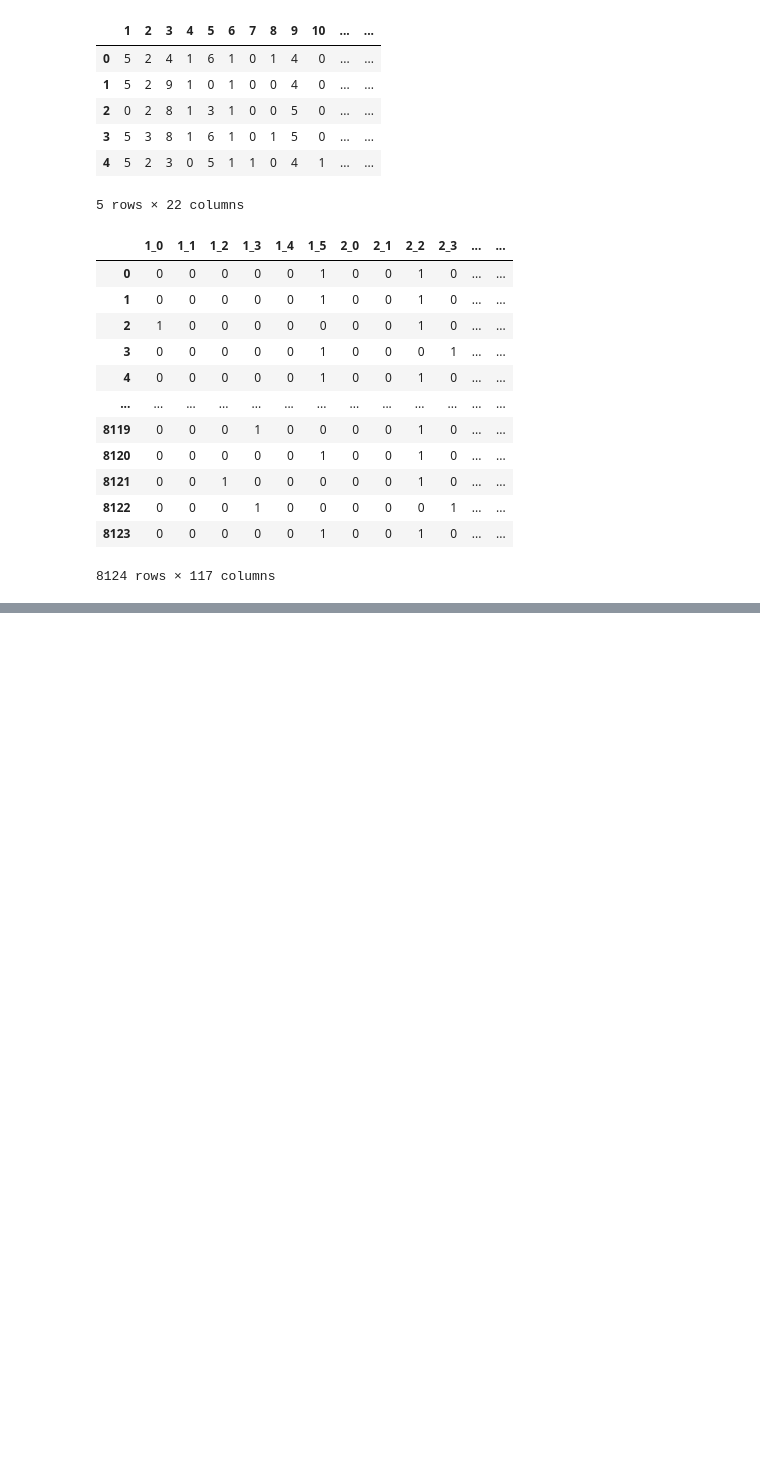
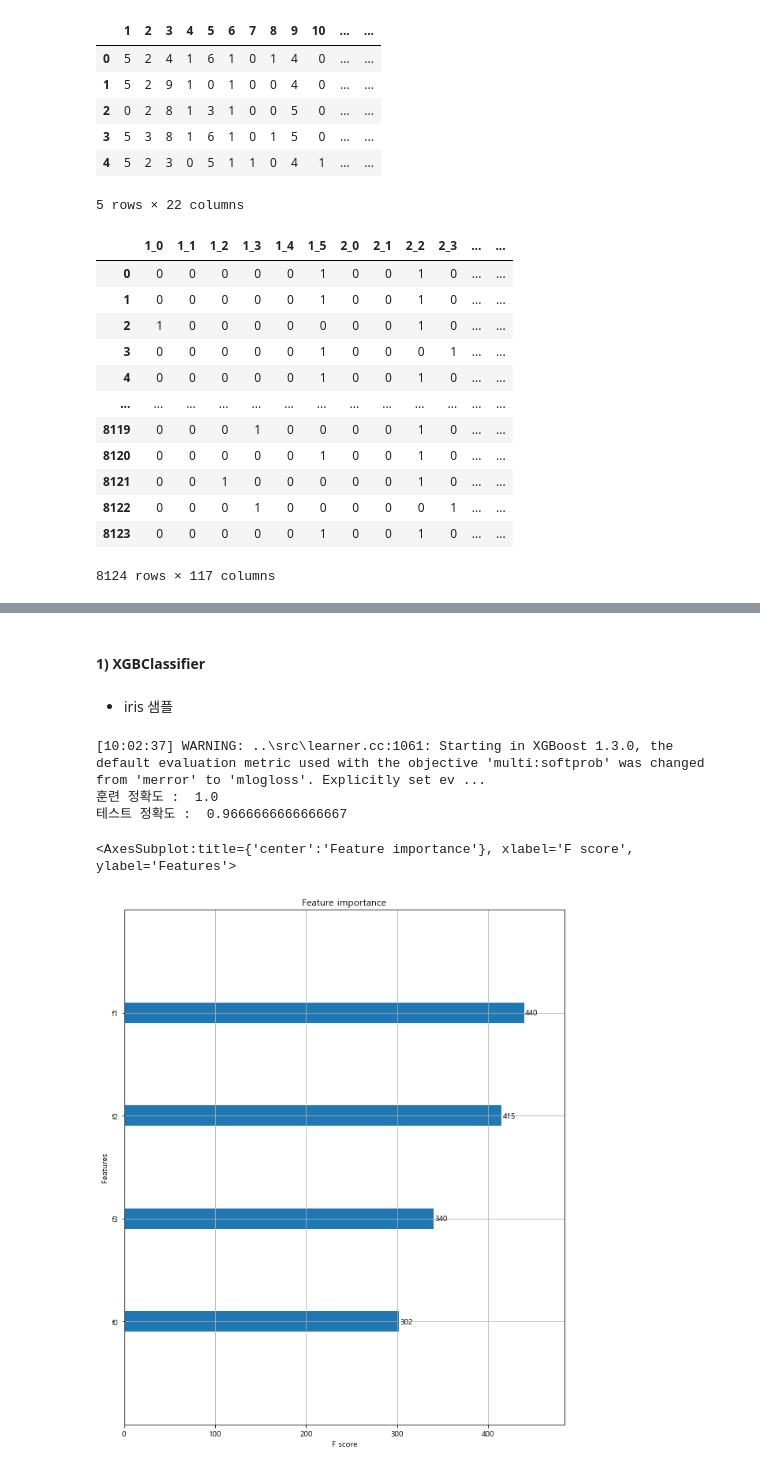
Before and after one commit to NikeLee/pythonwork, a Jupyter notebook: ai/3_의사결정트리.ipynb, the cells around one changed output, grey strips where cells are left out. Cells and saved outputs as stored; diff of their text form; code cells hidden in the pictures; blank space fills up the shorter version.

```diff
--- a/ai/3_의사결정트리.ipynb
+++ b/ai/3_의사결정트리.ipynb
@@ -879,0 +889,24 @@ print("테스트 정확도 : ", grid_cv.score(X_test, y_test))
+# %% [markdown]
+#### 1) XGBClassifier
+# %% [markdown]
++ iris 샘플
+# %%
+iris = load_iris()
+X_train, X_test, y_train, y_test = train_test_split(iris.data, iris.target, test_size=.2,
+                                                   random_state=123)
+# %%
+xgbc = XGBClassifier(n_estimators=400, learning_rate=0.1, max_depth=3)
+xgbc.fit(X_train, y_train)
+
+print("훈련 정확도 : ", xgbc.score(X_train, y_train))
+print("테스트 정확도 : ", xgbc.score(X_test, y_test))
+# %% [output]
+[10:02:37] WARNING: ..\src\learner.cc:1061: Starting in XGBoost 1.3.0, the default evaluation metric used with the objective 'multi:softprob' was changed from 'merror' to 'mlogloss'. Explicitly set ev ...
+훈련 정확도 :  1.0
+테스트 정확도 :  0.9666666666666667
+# %%
+fig, ax = plt.subplots(figsize=(10, 12))
+plot_importance(xgbc, ax=ax)
+# %% [output]
+<AxesSubplot:title={'center':'Feature importance'}, xlabel='F score', ylabel='Features'>
+[figure, added]
```
Also changed, not shown: parts of 109 cells of this notebook.
